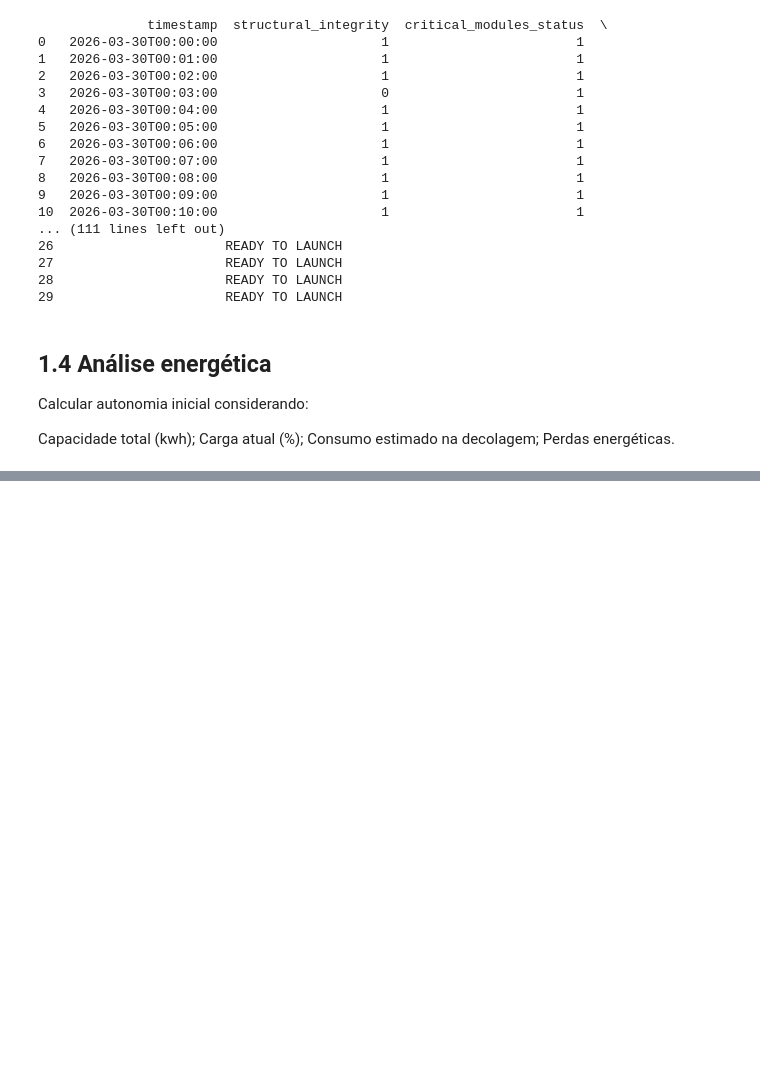
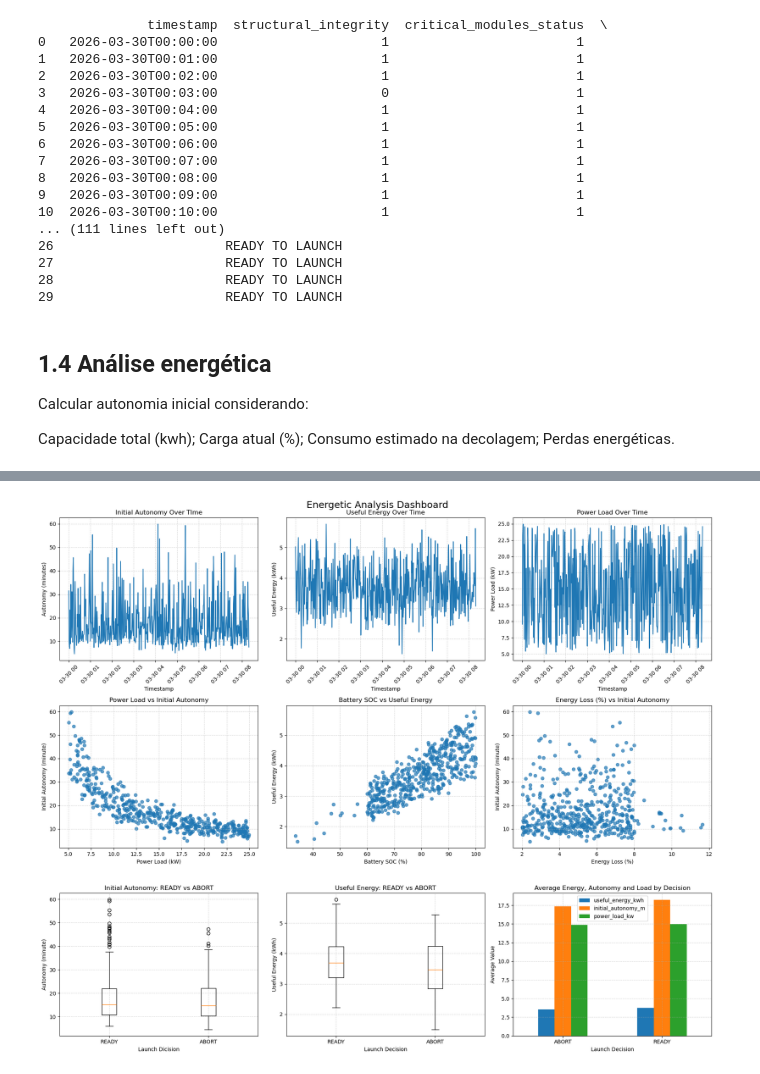
Before and after one commit to RenatoBrevi/Phase-01-Aurora-Siger-Operational-Report, a Jupyter notebook: renato-nascimento-rm-570266-fase-01.ipynb, the cells around one changed output, grey strips where cells are left out. Saved outputs shown, nothing was run; the diff lists cells and outputs as text; code cells hidden in the pictures; blank space fills up the shorter version.

```diff
--- a/renato-nascimento-rm-570266-fase-01.ipynb
+++ b/renato-nascimento-rm-570266-fase-01.ipynb
@@ -303,0 +351,92 @@ Perdas energéticas.
+# %%
+# Changing timestamp from string (str) to datetime type
+df["timestamp"] = pd.to_datetime(df["timestamp"])
+df["launch_decision"] = df["launch_decision"].astype(str)
+
+# Extracting ready and abort from "launch_decision" to use on plot
+ready_df = df[df["launch_decision"] == "READY"]
+abort_df = df[df["launch_decision"] == "ABORT"]
+
+# Creating 3x3 panel
+fig, axes = plt.subplots(3, 3, figsize=(18, 15))
+fig.suptitle("Energetic Analysis Dashboard", fontsize=18)
+
+# PLOT - Autonomy over time
+axes[0, 0].plot(df["timestamp"], df["initial_autonomy_m"])
+axes[0, 0].set_title("Initial Autonomy Over TIme")
+axes[0, 0].set_xlabel("Timestamp")
+axes[0, 0].set_ylabel("Autonomy (minutes)")
+axes[0, 0].tick_params(axis="x", rotation=45)
+
+# PLOT - Useful energy over time
+axes[0, 1].plot(df["timestamp"], df["useful_energy_kwh"])
+axes[0, 1].set_title("Useful Energy Over Time")
+axes[0, 1].set_xlabel("Timestamp")
+axes[0, 1].set_ylabel("Useful Energy (kWh)")
+axes[0, 1].tick_params(axis="x", rotation=45)
+
+# PLOT - Consumption over time
+axes[0, 2].plot(df["timestamp"], df["power_load_kw"])
+axes[0, 2].set_title("Power Load Over Time")
+axes[0, 2].set_xlabel("Timestamp")
+axes[0, 2].set_ylabel("Power Load (kW)")
+axes[0, 2].tick_params(axis="x", rotation=45)
+
+# SCATTER - consumption vs autonomy
+axes[1, 0].scatter(df["power_load_kw"], df["initial_autonomy_m"], alpha=0.7)
+axes[1, 0].set_title("Power Load vs Initial Autonomy")
+axes[1, 0].set_xlabel("Power Load (kW)")
+axes[1, 0].set_ylabel("Initial Autonomy (minute)")
+
+# SCATTER - SOC Battery vs Useful Energy
+axes[1, 1].scatter(df["battery_soc_percent"], df["useful_energy_kwh"], alpha=0.7)
+axes[1, 1].set_title("Battery SOC vs Useful Energy")
+axes[1, 1].set_xlabel("Battery SOC (%)")
+axes[1, 1].set_ylabel("Useful Energy (kWh)")
+
+# SCATTER - Losses vs Autonomy
+axes[1, 2].scatter(df["energy_loss_percent"], df["initial_autonomy_m"], alpha=0.7)
+axes[1, 2].set_title("Energy Loss (%) vs Initial Autonomy")
+axes[1, 2].set_xlabel("Energy Loss (%)")
+axes[1, 2].set_ylabel("Initial Autonomy (minute)")
+
+# BOXPLOT - Autonomy - READY vs ABORT
+axes[2, 0].boxplot(
+    [ready_df["initial_autonomy_m"], abort_df["initial_autonomy_m"]],
+    tick_labels=["READY", "ABORT"]
+)
+axes[2, 0].set_title("Initial Autonomy: READY vs ABORT")
+axes[2, 0].set_xlabel("Launch Dicision")
+axes[2, 0].set_ylabel("Autonomy (minute)")
+
+# BOXPLOT - Useful Energy - READY vs ABORT
+axes[2, 1].boxplot(
+    [ready_df["useful_energy_kwh"], abort_df["useful_energy_kwh"]],
+    tick_labels=["READY", "ABORT"]
+)
+axes[2, 1].set_title("Useful Energy: READY vs ABORT")
+axes[2, 1].set_xlabel("Launch Decision")
+axes[2, 1].set_ylabel("Useful Energy (kWh)")
+
+# PLOT - means by decision
+decision_means = df.groupby("launch_decision")[[
+    "useful_energy_kwh",
+    "initial_autonomy_m",
+    "power_load_kw"
+]].mean()
+
+decision_means.plot(kind="bar", ax=axes[2, 2])
+axes[2, 2].set_title("Average Energy, Autonomy and Load by Decision")
+axes[2, 2].set_xlabel("Launch Decision")
+axes[2, 2].set_ylabel("Average Value")
+axes[2, 2].tick_params(axis="x", rotation=0)
+
+
+# GRID and transparency
+for ax in axes.flat:
+    ax.grid(True, linestyle="--", alpha=0.5)
+
+plt.tight_layout()
+plt.show()
+# %% [output]
+[figure, added]
```
Also changed, not shown: parts of 4 cells of this notebook.
